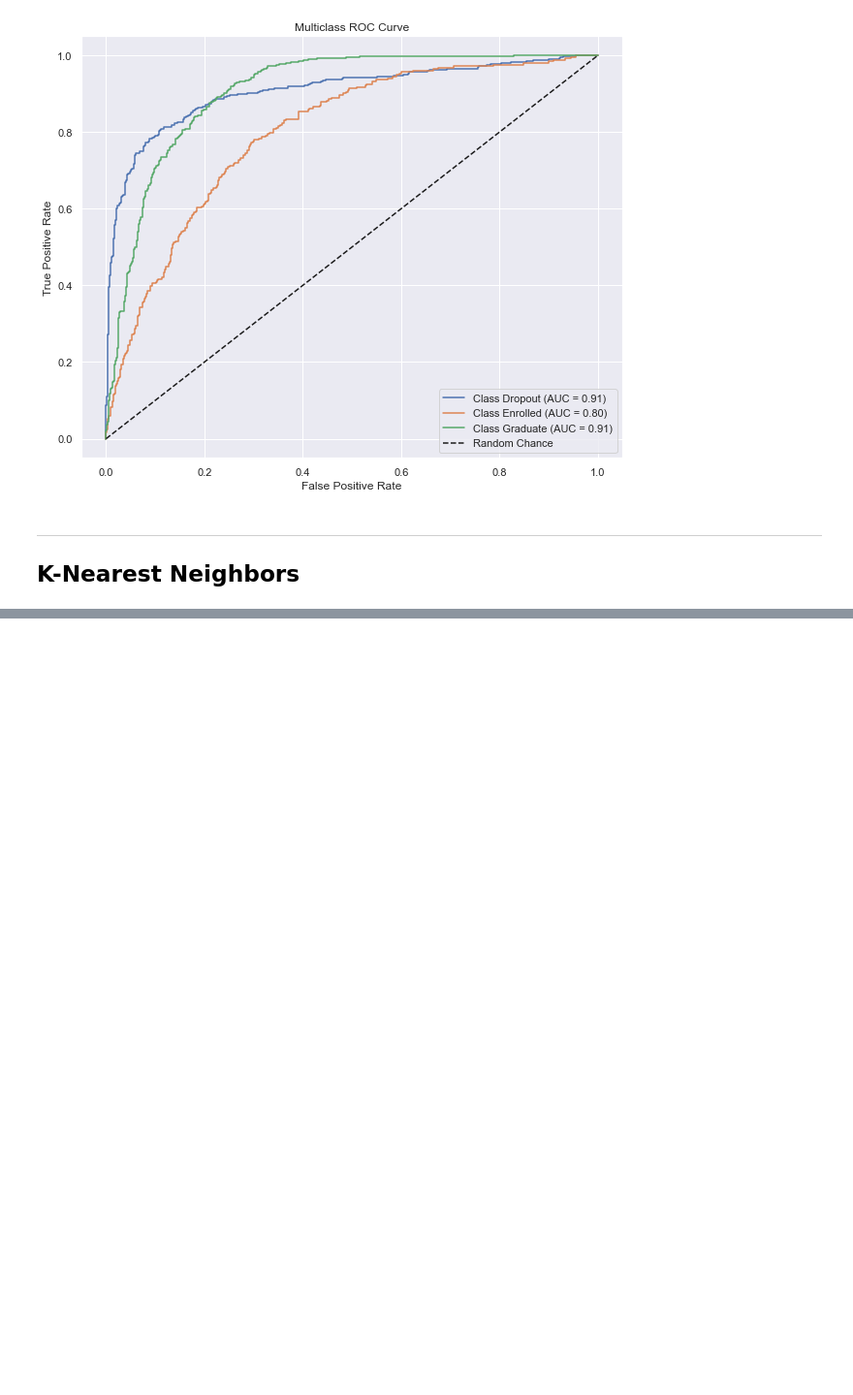
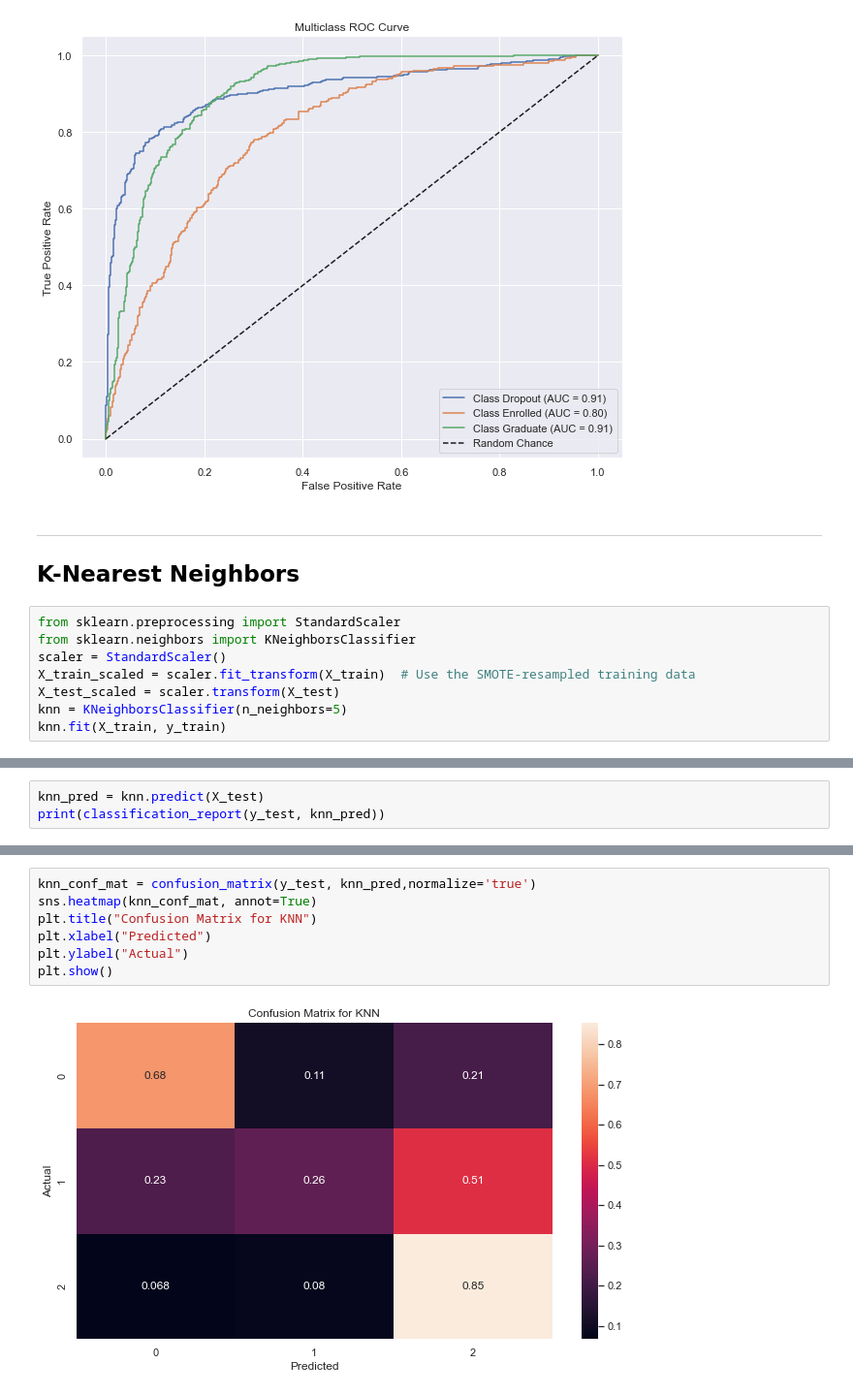
Before and after one commit to nasihbai/DataMining_Student_Assignment20-, a Jupyter notebook: Assignment.ipynb, the cells around one changed output, grey strips where cells are left out. Shown at 97% size. Cells and saved outputs as stored; diff of their text form; blank space fills up the shorter version.

```diff
--- a/Assignment.ipynb
+++ b/Assignment.ipynb
@@ -653,3 +614,11 @@ plt.show()
 # %% [markdown]
 ---
 ## K-Nearest Neighbors
+# %%
+from sklearn.preprocessing import StandardScaler
+from sklearn.neighbors import KNeighborsClassifier
+scaler = StandardScaler()
+X_train_scaled = scaler.fit_transform(X_train)  # Use the SMOTE-resampled training data
+X_test_scaled = scaler.transform(X_test)
+knn = KNeighborsClassifier(n_neighbors=5)
+knn.fit(X_train, y_train)
@@ -655,0 +634,3 @@ plt.show()
+# %%
+knn_pred = knn.predict(X_test)
+print(classification_report(y_test, knn_pred))
@@ -655,0 +647,9 @@ plt.show()
+# %%
+knn_conf_mat = confusion_matrix(y_test, knn_pred,normalize='true')
+sns.heatmap(knn_conf_mat, annot=True)
+plt.title("Confusion Matrix for KNN")
+plt.xlabel("Predicted")
+plt.ylabel("Actual")
+plt.show()
+# %% [output]
+[figure, added]
```
Also changed, not shown: parts of 12 cells of this notebook, 1 other file.
